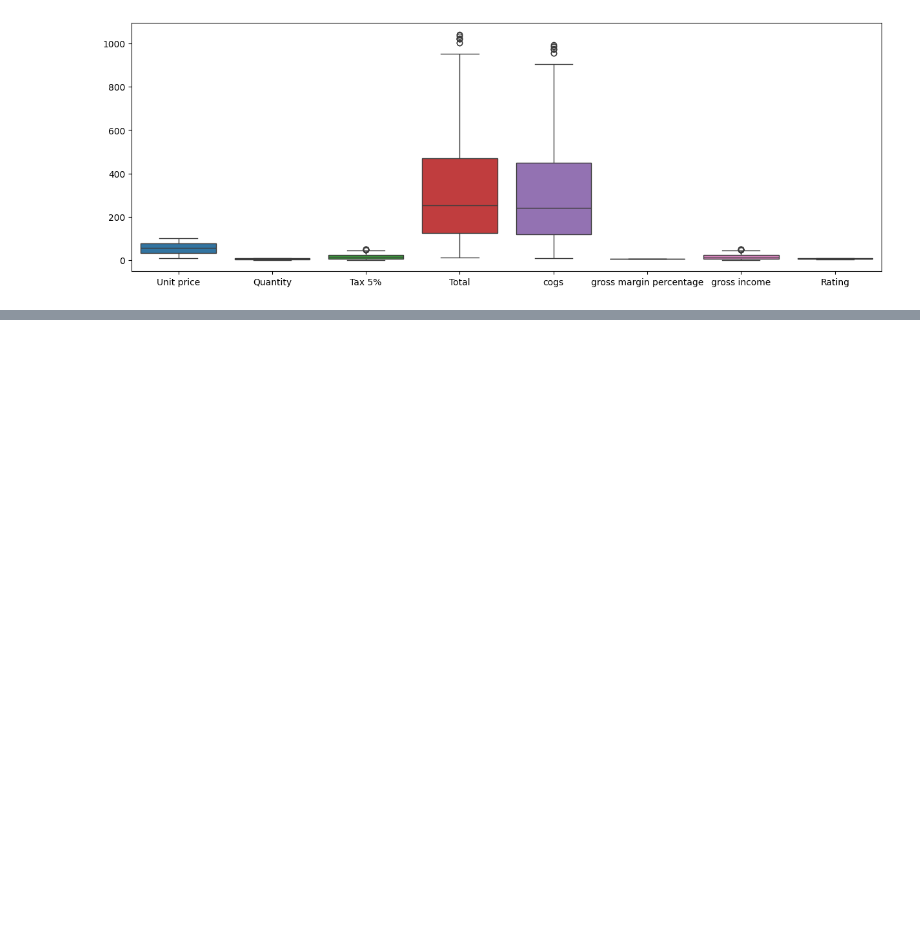
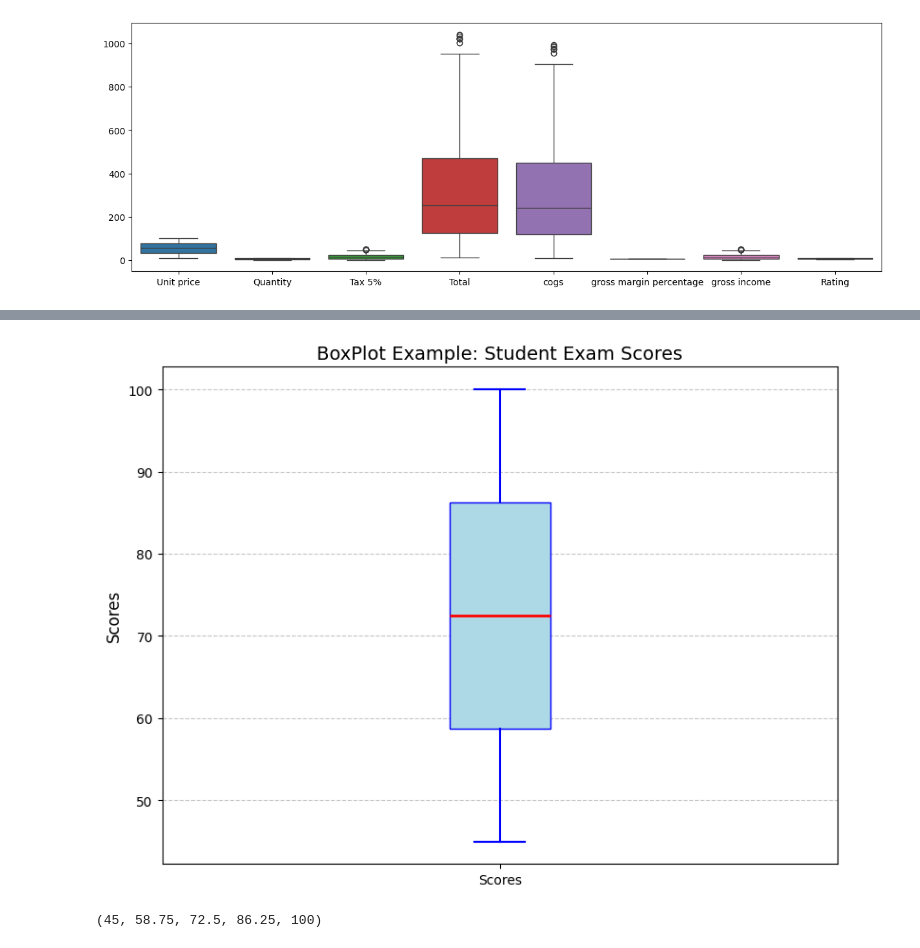
Before and after one commit to EbraamSobhy/Practice-Seaborn, a Jupyter notebook: BoxPlot.ipynb, the cells around one changed output, grey strips where cells are left out. Drawn from its saved outputs; the diff is of its cells as text; code cells hidden in the pictures; blank space fills up the shorter version.

```diff
--- a/BoxPlot.ipynb
+++ b/BoxPlot.ipynb
@@ -75,0 +102,43 @@ sns.boxplot(data=mart)
+# %%
+import matplotlib.pyplot as plt
+
+# Sample data
+data = [45, 50, 55, 60, 65, 70, 75, 80, 85, 90, 95, 100]
+
+# Create a BoxPlot
+plt.figure(figsize=(8, 6))
+plt.boxplot(data, vert=True, patch_artist=True,
+            boxprops=dict(facecolor='lightblue', color='blue'),
+            medianprops=dict(color='red', linewidth=2),
+            whiskerprops=dict(color='blue', linewidth=1.5),
+            capprops=dict(color='blue', linewidth=1.5),
+            flierprops=dict(marker='o', color='orange', alpha=0.75))
+
+# Add labels and title
+plt.title("BoxPlot Example: Student Exam Scores", fontsize=14)
+plt.ylabel("Scores", fontsize=12)
+plt.xticks([1], ['Scores'])
+
+# Show the plot
+plt.grid(axis='y', linestyle='--', alpha=0.7)
+plt.tight_layout()
+plt.show()
+# %% [output]
+[figure, added]
+# %%
+import numpy as np
+
+# Sample data
+data = [45, 50, 55, 60, 65, 70, 75, 80, 85, 90, 95, 100]
+
+# Calculate the five key numbers
+minimum = np.min(data)
+q1 = np.percentile(data, 25)
+median = np.median(data)
+q3 = np.percentile(data, 75)
+maximum = np.max(data)
+
+# Display the results
+minimum, q1, median, q3, maximum
+# %% [output]
+(45, 58.75, 72.5, 86.25, 100)
```
Also changed, not shown: parts of 1 cell of this notebook.
